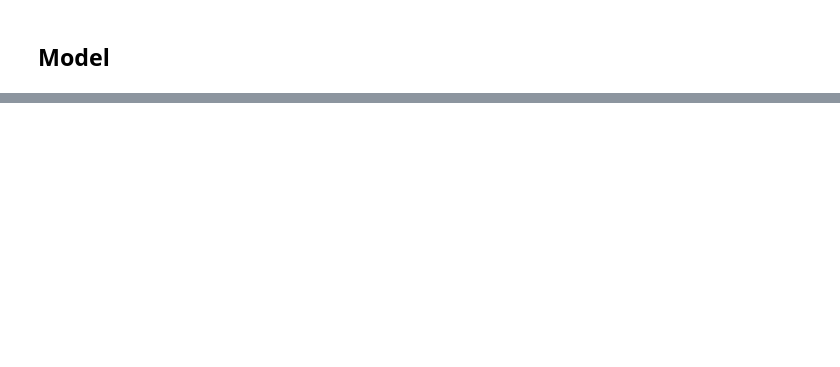
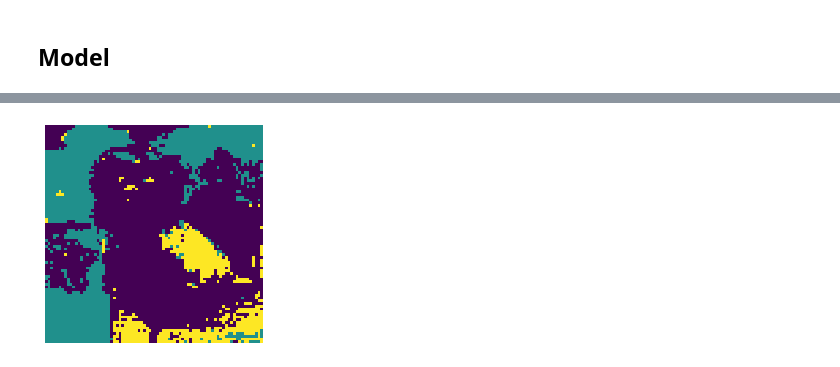
Before and after one commit to AlexeyMarg/ML_models, a Jupyter notebook: keras/8.CNN_vision2.ipynb, the cells around one changed output, grey strips where cells are left out. Cells and saved outputs as stored; diff of their text form; code cells hidden in the pictures; blank space fills up the shorter version.

```diff
--- a/keras/8.CNN_vision2.ipynb
+++ b/keras/8.CNN_vision2.ipynb
@@ -137,0 +173,6 @@ Hint: If you want to see a list of allocated tensors when OOM happens, add repor
+# %%
+def display_mask(pred):
+    mask = np.argmax(pred, axis=-1)
+    mask *= 127
+    plt.axis("off")
+    plt.imshow(mask)
@@ -137,0 +184,4 @@ Hint: If you want to see a list of allocated tensors when OOM happens, add repor
+# %%
+display_mask(test_image)
+# %% [output]
+[figure, added]
```
Also changed, not shown: parts of 20 cells of this notebook, 5 other files.
